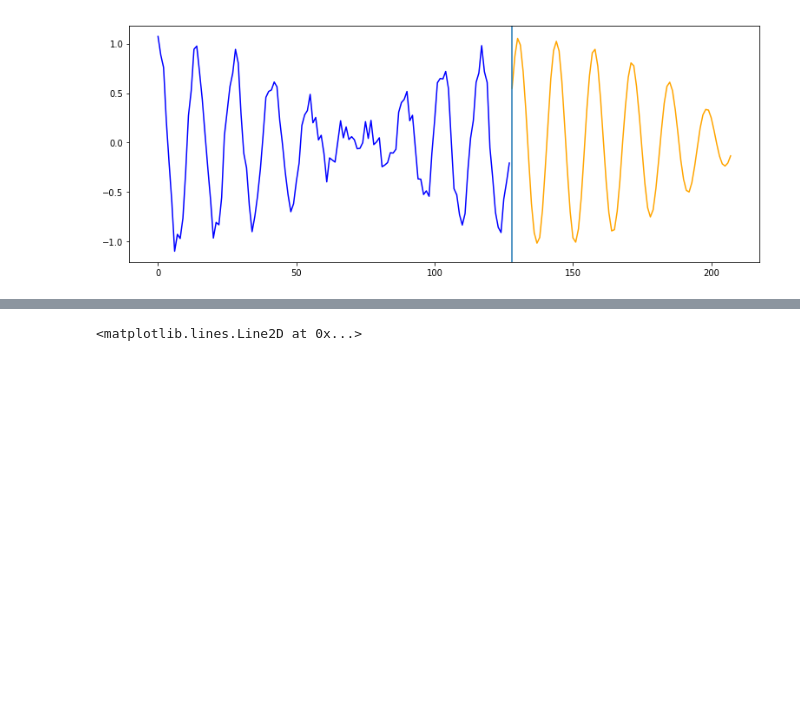
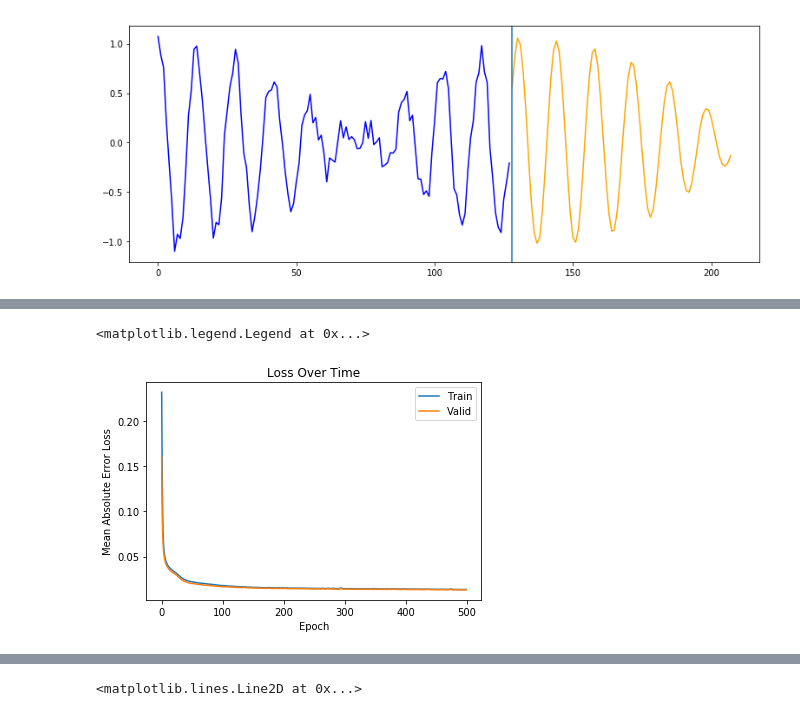
Before and after one commit to tensorchiefs/dl_course_2018, a Jupyter notebook: notebooks/12_LSTM_vs_1DConv_solution.ipynb, the cells around one changed output, grey strips where cells are left out. Saved outputs shown, nothing was run; the diff lists cells and outputs as text; code cells hidden in the pictures; blank space fills up the shorter version.

```diff
--- a/notebooks/12_LSTM_vs_1DConv_solution.ipynb
+++ b/notebooks/12_LSTM_vs_1DConv_solution.ipynb
@@ -307,0 +314,9 @@ plt.axvline(x=128)
+# %%
+model_simple_RNN = Sequential()
+
+model_simple_RNN.add(SimpleRNN(12,return_sequences=True,input_shape=(128,1)))
+model_simple_RNN.add((Dense(1)))
+model_simple_RNN.add(Lambda(slice, arguments={'slice_length':look_ahead}))
+
+model_simple_RNN.summary()
+model_simple_RNN.compile(optimizer='adam', loss='mean_squared_error')
@@ -307,0 +343,11 @@ plt.axvline(x=128)
+# %%
+plt.plot(history.history['loss'])
+plt.plot(history.history['val_loss'])
+
+plt.xlabel('Epoch')
+plt.ylabel('Mean Absolute Error Loss')
+plt.title('Loss Over Time')
+plt.legend(['Train','Valid'])
+# %% [output]
+<matplotlib.legend.Legend at 0x...>
+[figure, added]
```
Also changed, not shown: parts of 30 cells of this notebook.
